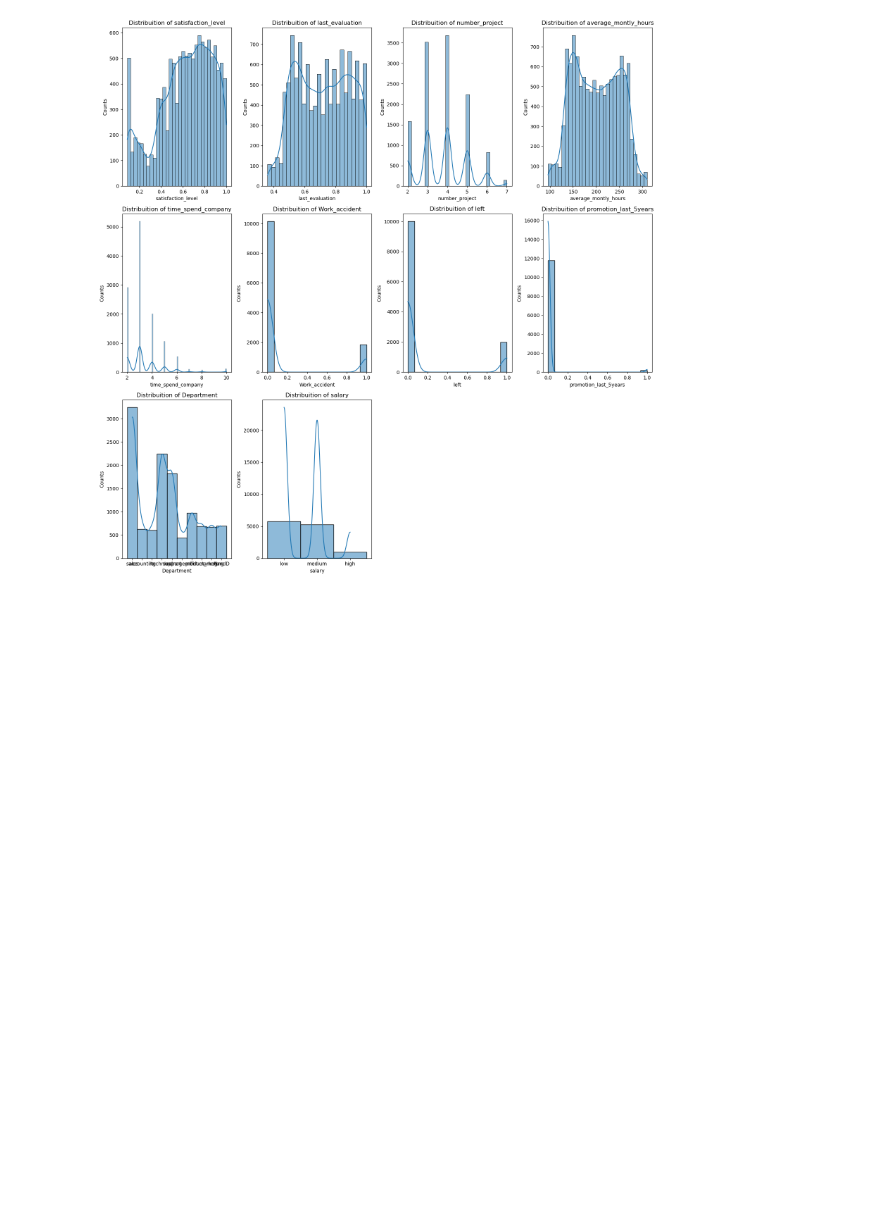
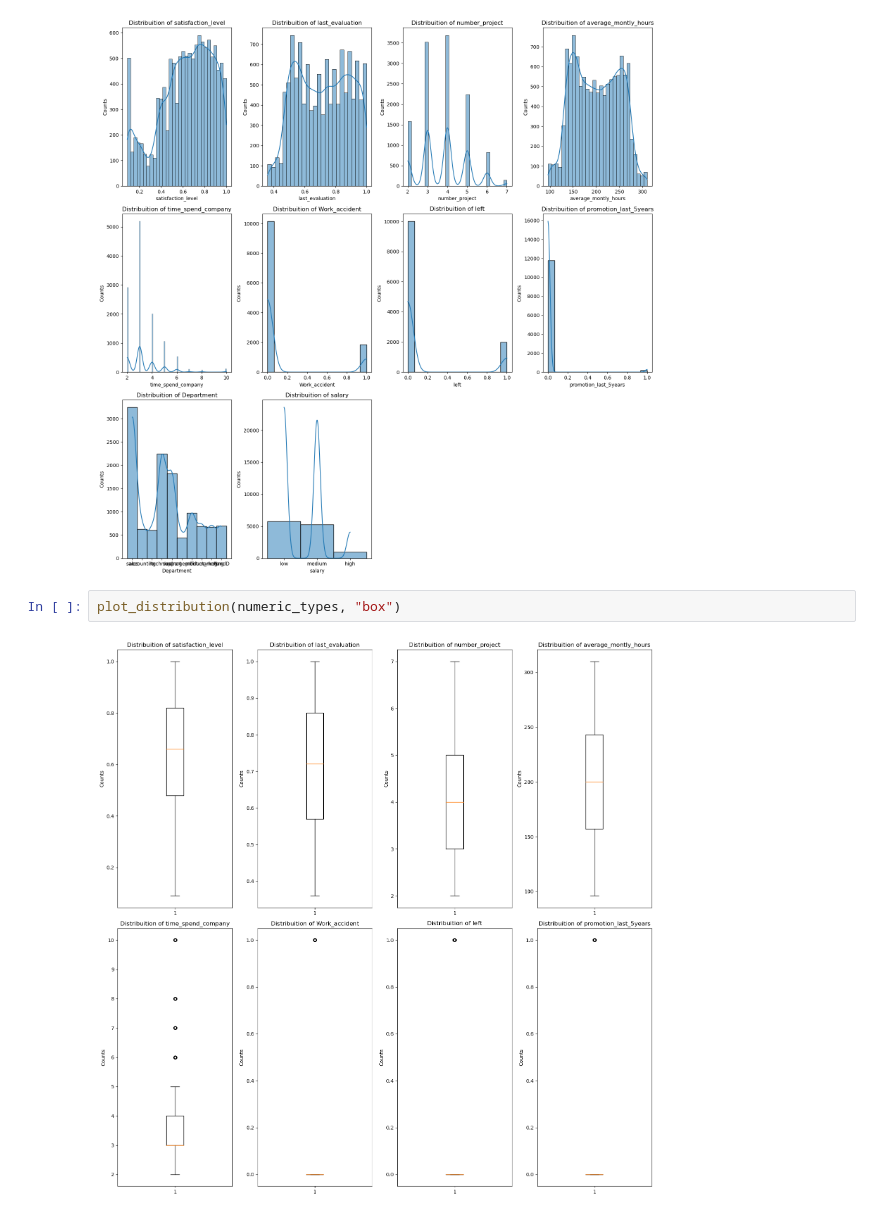
Before and after one commit to MaukanMir/HR-Capstone-Analysis, a Jupyter notebook: training.ipynb, the cells around one changed output. Drawn from its saved outputs; the diff is of its cells as text; blank space fills up the shorter version.

```diff
--- a/training.ipynb
+++ b/training.ipynb
@@ -142,3 +142,7 @@ plt.show()
 plot_distribution(df, "hist")
 # %% [output]
 [figure]
+# %%
+plot_distribution(numeric_types, "box")
+# %% [output]
+[figure, added]
```
